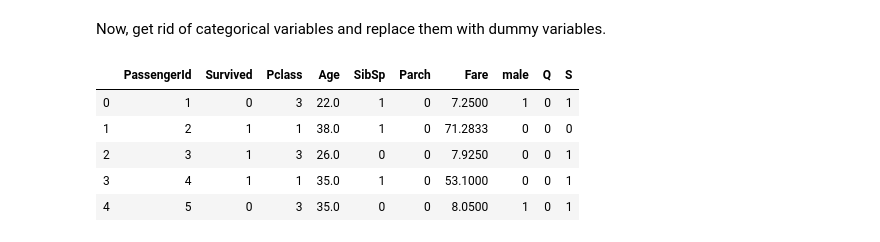
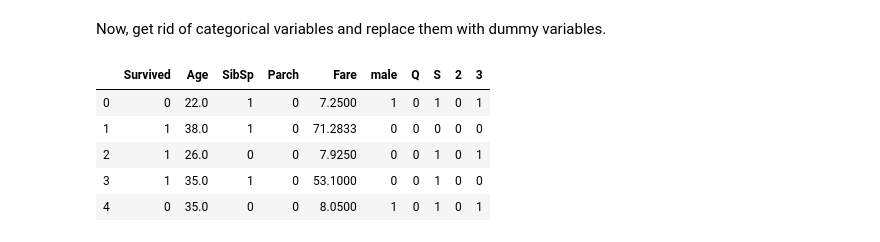
Before and after one commit to s-mushnoori/titanic, a Jupyter notebook: Titanic_Logistic Regression.ipynb, the cells around one changed output. Drawn from its saved outputs; the diff is of its cells as text; code cells hidden in the pictures.

Commit message:
Modified data cleaning; trained logistic regression model

```diff
--- a/Titanic_Logistic Regression.ipynb
+++ b/Titanic_Logistic Regression.ipynb
@@ -138,17 +156,20 @@ Now, get rid of categorical variables and replace them with dummy variables.
 # %%
 is_male = pd.get_dummies(df_train['Sex'], drop_first=True)    #Drop the first column to avoid multicollinearity
 embarked = pd.get_dummies(df_train['Embarked'], drop_first=True)
+pclass = pd.get_dummies(df_train['Pclass'], drop_first=True)     #Note that Pclass is also a categorical variable
+
 
 # Drop other categorical variables
-df_train.drop(['Name','Ticket','Sex','Embarked'], axis=1, inplace=True)
+df_train.drop(['Name','Ticket','Sex','Embarked','Pclass','PassengerId'], axis=1, inplace=True)
+#PassengerId isn't giving any useful information, it's just an index
 
 # Add in new columns
-df_train = pd.concat([df_train, is_male, embarked], axis=1)
+df_train = pd.concat([df_train, is_male, embarked, pclass], axis=1)
 df_train.head()
 # %% [output]
-|  | PassengerId | Survived | Pclass | Age | SibSp | Parch | Fare | male | Q | S |
-| 0 | 1 | 0 | 3 | 22.0 | 1 | 0 | 7.2500 | 1 | 0 | 1 |
-| 1 | 2 | 1 | 1 | 38.0 | 1 | 0 | 71.2833 | 0 | 0 | 0 |
-| 2 | 3 | 1 | 3 | 26.0 | 0 | 0 | 7.9250 | 0 | 0 | 1 |
-| 3 | 4 | 1 | 1 | 35.0 | 1 | 0 | 53.1000 | 0 | 0 | 1 |
-| 4 | 5 | 0 | 3 | 35.0 | 0 | 0 | 8.0500 | 1 | 0 | 1 |
+|  | Survived | Age | SibSp | Parch | Fare | male | Q | S | 2 | 3 |
+| 0 | 0 | 22.0 | 1 | 0 | 7.2500 | 1 | 0 | 1 | 0 | 1 |
+| 1 | 1 | 38.0 | 1 | 0 | 71.2833 | 0 | 0 | 0 | 0 | 0 |
+| 2 | 1 | 26.0 | 0 | 0 | 7.9250 | 0 | 0 | 1 | 0 | 1 |
+| 3 | 1 | 35.0 | 1 | 0 | 53.1000 | 0 | 0 | 1 | 0 | 0 |
+| 4 | 0 | 35.0 | 0 | 0 | 8.0500 | 1 | 0 | 1 | 0 | 1 |
```
Also changed, not shown: parts of 7 cells of this notebook.
